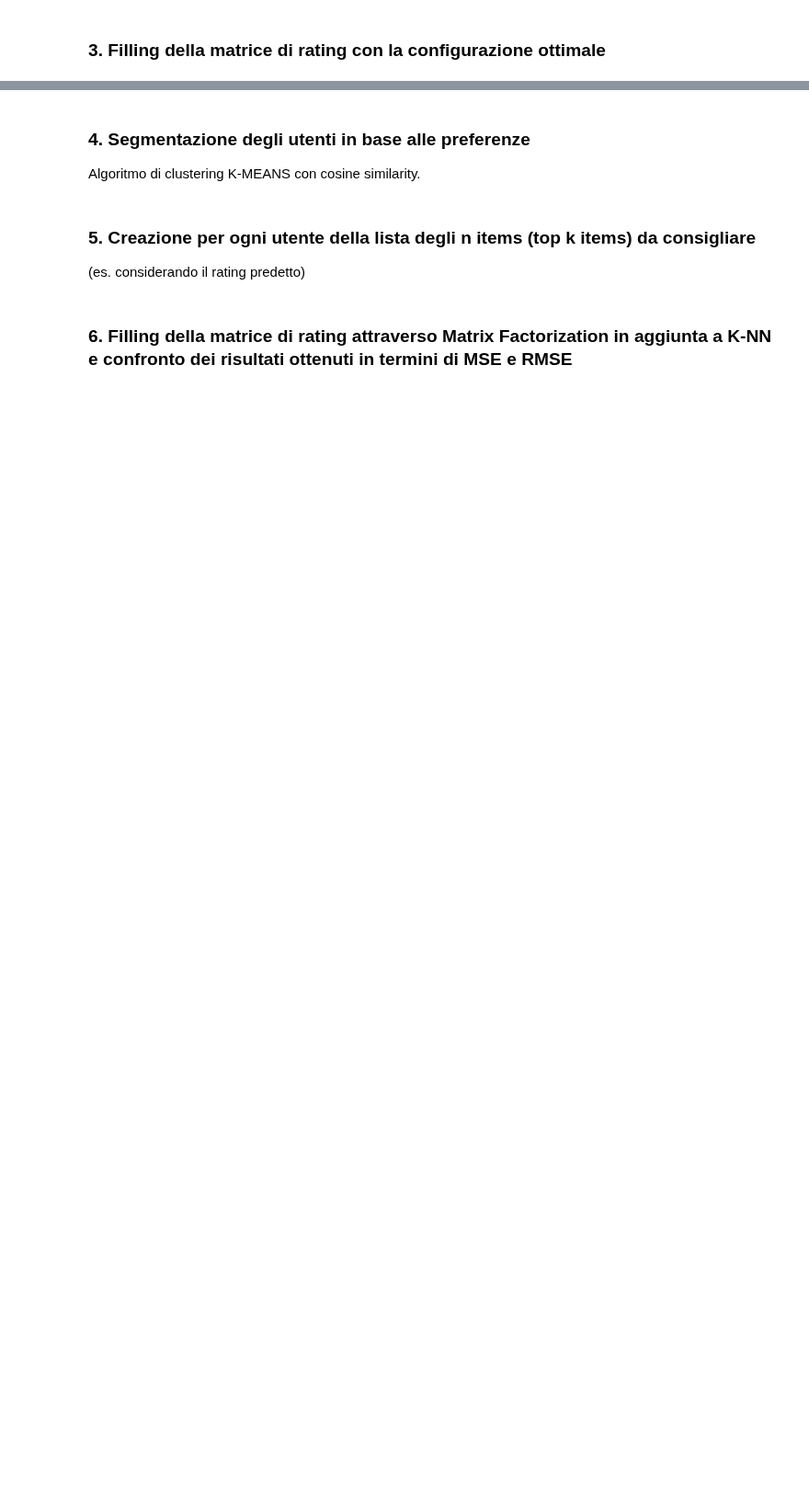
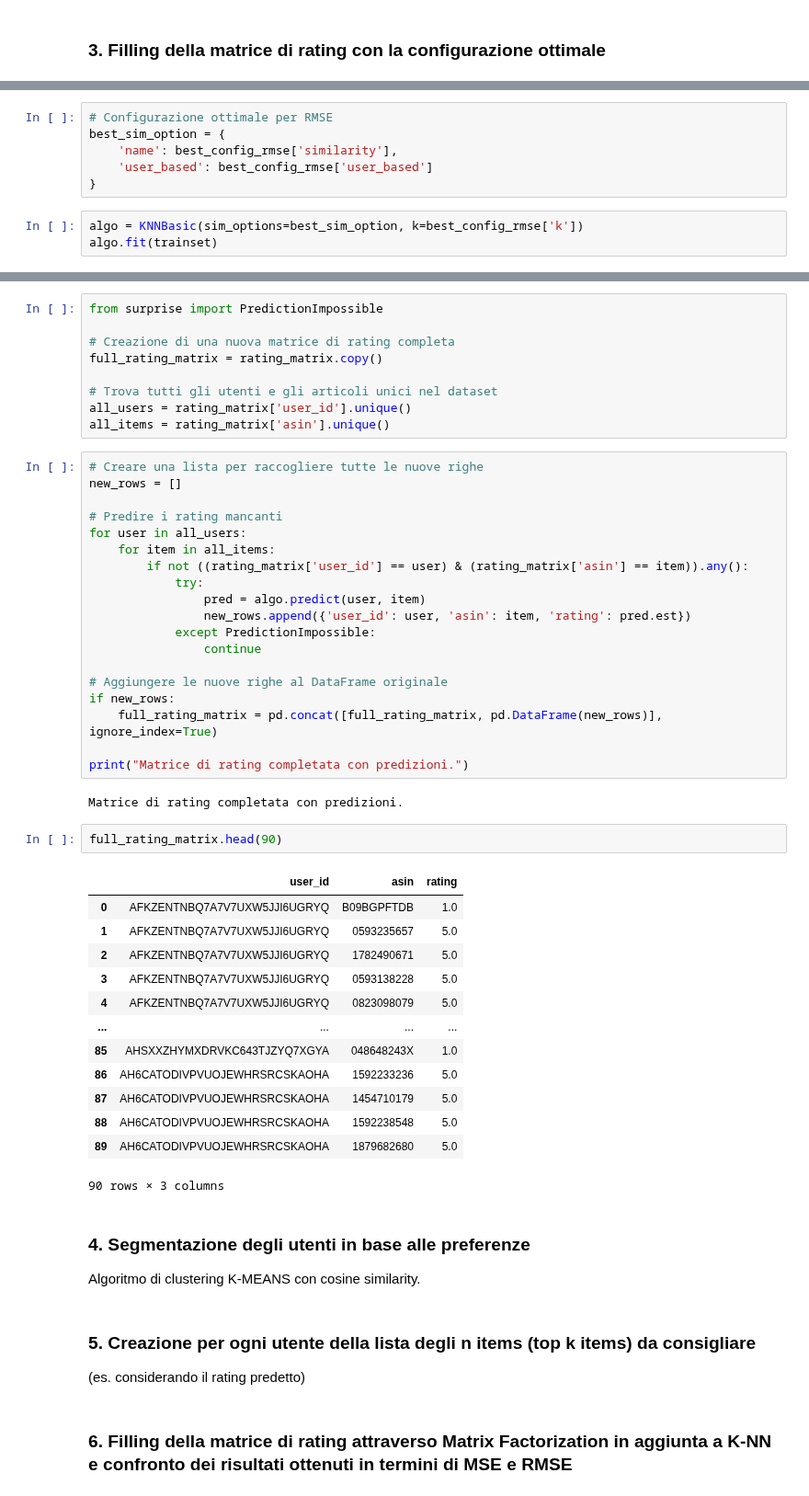
Before and after one commit to richbira/Computing-Methods-for-Business-Management-Project, a Jupyter notebook: Proj_metodi_informatici.ipynb, the cells around one changed output, grey strips where cells are left out. Shown at 92% size. Saved outputs shown, nothing was run; the diff lists cells and outputs as text; blank space fills up the shorter version.

```diff
--- a/Proj_metodi_informatici.ipynb
+++ b/Proj_metodi_informatici.ipynb
@@ -251,0 +413,9 @@ Name: 0008119090, Length: 154, dtype: float64
+# %%
+# Configurazione ottimale per RMSE
+best_sim_option = {
+    'name': best_config_rmse['similarity'],
+    'user_based': best_config_rmse['user_based']
+}
+# %%
+algo = KNNBasic(sim_options=best_sim_option, k=best_config_rmse['k'])
+algo.fit(trainset)
@@ -252,3 +426,49 @@ Name: 0008119090, Length: 154, dtype: float64
+# %%
+from surprise import PredictionImpossible
+
+# Creazione di una nuova matrice di rating completa
+full_rating_matrix = rating_matrix.copy()
+
+# Trova tutti gli utenti e gli articoli unici nel dataset
+all_users = rating_matrix['user_id'].unique()
+all_items = rating_matrix['asin'].unique()
+# %%
+# Creare una lista per raccogliere tutte le nuove righe
+new_rows = []
+
+# Predire i rating mancanti
+for user in all_users:
+    for item in all_items:
+        if not ((rating_matrix['user_id'] == user) & (rating_matrix['asin'] == item)).any():
+            try:
+                pred = algo.predict(user, item)
+                new_rows.append({'user_id': user, 'asin': item, 'rating': pred.est})
+            except PredictionImpossible:
+                continue
+
+# Aggiungere le nuove righe al DataFrame originale
+if new_rows:
+    full_rating_matrix = pd.concat([full_rating_matrix, pd.DataFrame(new_rows)], ignore_index=True)
+
+print("Matrice di rating completata con predizioni.")
+# %% [output]
+Matrice di rating completata con predizioni.
+# %%
+full_rating_matrix.head(90)
+# %% [output]
+|  | user_id | asin | rating |
+| 0 | AFKZENTNBQ7A7V7UXW5JJI6UGRYQ | B09BGPFTDB | 1.0 |
+| 1 | AFKZENTNBQ7A7V7UXW5JJI6UGRYQ | 0593235657 | 5.0 |
+| 2 | AFKZENTNBQ7A7V7UXW5JJI6UGRYQ | 1782490671 | 5.0 |
+| 3 | AFKZENTNBQ7A7V7UXW5JJI6UGRYQ | 0593138228 | 5.0 |
+| 4 | AFKZENTNBQ7A7V7UXW5JJI6UGRYQ | 0823098079 | 5.0 |
+| ... | ... | ... | ... |
+| 85 | AHSXXZHYMXDRVKC643TJZYQ7XGYA | 048648243X | 1.0 |
+| 86 | AH6CATODIVPVUOJEWHRSRCSKAOHA | 1592233236 | 5.0 |
+| 87 | AH6CATODIVPVUOJEWHRSRCSKAOHA | 1454710179 | 5.0 |
+| 88 | AH6CATODIVPVUOJEWHRSRCSKAOHA | 1592238548 | 5.0 |
+| 89 | AH6CATODIVPVUOJEWHRSRCSKAOHA | 1879682680 | 5.0 |
+90 rows × 3 columns
 # %% [markdown]
 ### 4. Segmentazione degli utenti in base alle preferenze
 Algoritmo di clustering K-MEANS con cosine similarity.
```
Also changed, not shown: parts of 33 cells of this notebook.
